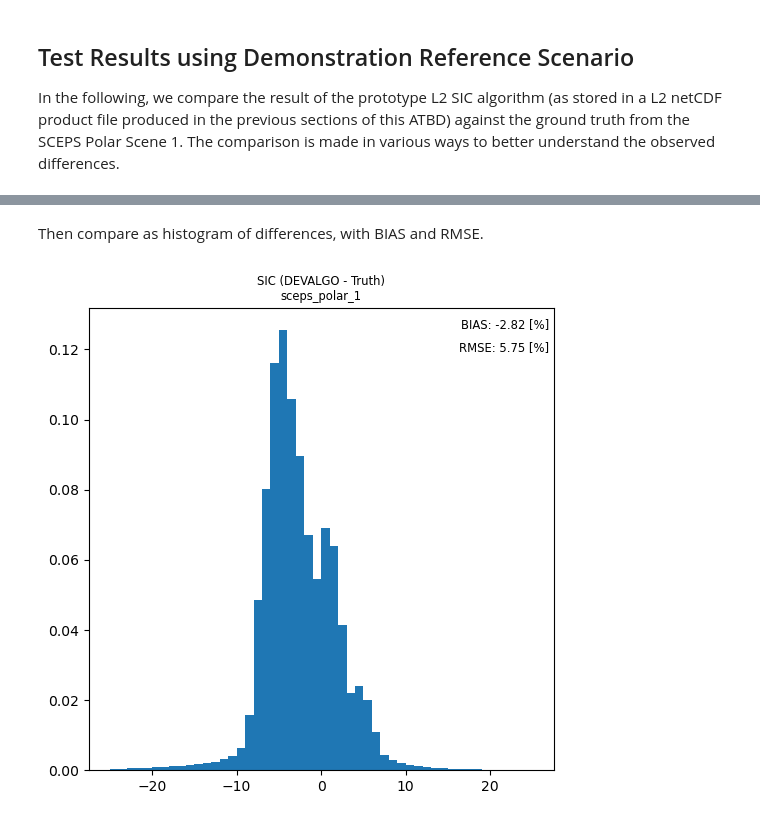
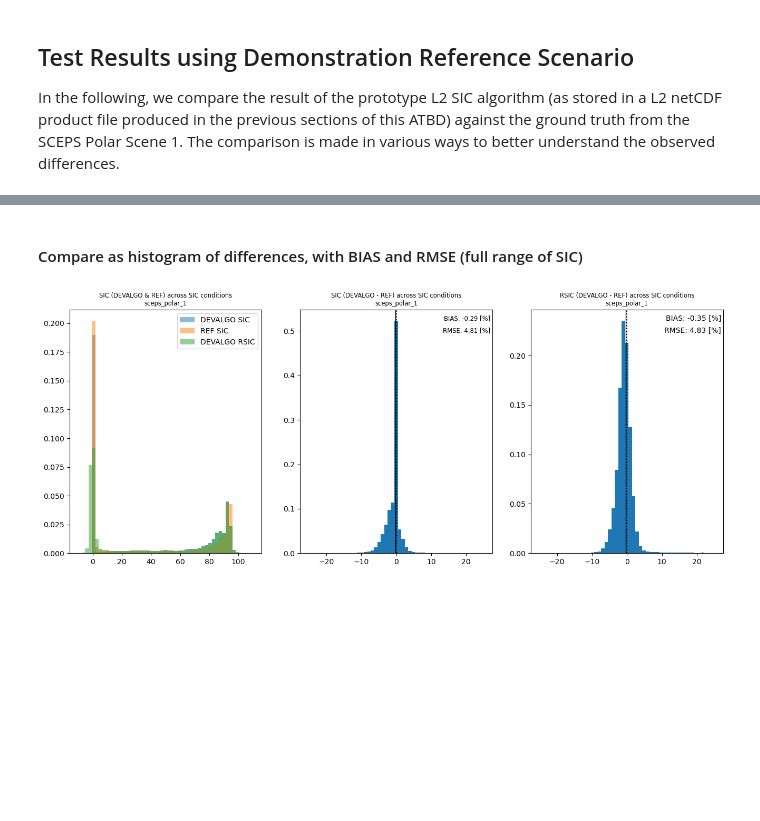
Before and after one commit to CIMR-Algos/SeaIceConcentration_ATBD_v2, a Jupyter notebook: algorithm/CIMR_L2_Sea_Ice_Concentration_performanceAssessment.ipynb, the cells around one changed output, grey strips where cells are left out. Saved outputs shown, nothing was run; the diff lists cells and outputs as text; code cells hidden in the pictures; blank space fills up the shorter version.

```diff
--- a/algorithm/CIMR_L2_Sea_Ice_Concentration_performanceAssessment.ipynb
+++ b/algorithm/CIMR_L2_Sea_Ice_Concentration_performanceAssessment.ipynb
@@ -139,23 +199,24 @@ First compare as maps and maps of differences.
 # %%
-cmap_sic = cmocean.cm.ice
+cmap_sic = copy(cmocean.cm.ice)
 cmap_sic.set_bad('grey')
 vmin = 0
 vmax = 100
 
-cmap_dif = cmocean.cm.balance
+cmap_dif = copy(cmocean.cm.balance)
 cmap_dif.set_bad('grey')
 dmin = -25
 dmax = -dmin
 
 sic_diff = l2_sic - tc_sic
+rsic_diff = l2_rsic - tc_sic
 
 # visualize / plot
-fig, ax = plt.subplots(nrows=1, ncols=3, sharex=True, sharey=True, figsize=(12,6), subplot_kw=dict(projection=cart_crs))
+fig, ax = plt.subplots(nrows=1, ncols=4, sharex=True, sharey=True, figsize=(12,6), subplot_kw=dict(projection=cart_crs))
 # first col : SIC truth
 c = ax[0].imshow(tc_sic, transform=cart_crs, extent=cart_crs.bounds, origin='upper',
               cmap=cmap_sic,vmin=vmin,vmax=vmax)
 ax[0].coastlines(color='red')
-ax[0].text(0.01,1.01,'SIC (Truth)',va='bottom',fontsize=14,transform=ax[0].transAxes)
+ax[0].text(0.01,1.01,'SIC (REF)',va='bottom',fontsize=14,transform=ax[0].transAxes)
 plt.colorbar(c,orientation='horizontal', pad=0.05, shrink=0.8)
 # second col : SIC algorithm
 c = ax[1].imshow(l2_sic, transform=cart_crs, extent=cart_crs.bounds, origin='upper',
@@ -167,7 +228,13 @@ plt.colorbar(c,orientation='horizontal', pad=0.05, shrink=0.8)
 c = ax[2].imshow(sic_diff, transform=cart_crs, extent=cart_crs.bounds, origin='upper',
               cmap=cmap_dif,vmin=dmin,vmax=dmax)
 ax[2].coastlines(color='red')
-ax[2].text(0.01,1.01,'SIC (DEVALGO - Truth)',va='bottom',fontsize=14,transform=ax[2].transAxes)
+ax[2].text(0.01,1.01,'SIC (DEVALGO - REF)',va='bottom',fontsize=14,transform=ax[2].transAxes)
+plt.colorbar(c,orientation='horizontal', pad=0.05, shrink=0.8)
+# fourth col : rSIC diff
+c = ax[3].imshow(rsic_diff, transform=cart_crs, extent=cart_crs.bounds, origin='upper',
+              cmap=cmap_dif,vmin=dmin,vmax=dmax)
+ax[3].coastlines(color='red')
+ax[3].text(0.01,1.01,'RSIC (DEVALGO - REF)',va='bottom',fontsize=14,transform=ax[3].transAxes)
 plt.colorbar(c,orientation='horizontal', pad=0.05, shrink=0.8)
 plt.show()
 # %% [output]
@@ -175,15 +252,39 @@ plt.show()
 # %% [markdown]
-Then compare as histogram of differences, with BIAS and RMSE.
+#### Compare as histogram of differences, with BIAS and RMSE (full range of SIC)
 # %%
+fig, ax = plt.subplots(nrows=1, ncols=3, figsize=(16,6),)
+
+nbins=51
+
+ax[0].hist(l2_sic.flatten(), bins=nbins, range=[-10,110], density=True, alpha=0.5, label='DEVALGO SIC')
+ax[0].hist(tc_sic.flatten(), bins=nbins, range=[-10,110], density=True, alpha=0.5, label='REF SIC')
+ax[0].hist(l2_rsic.flatten(), bins=nbins, range=[-10,110], density=True, alpha=0.5, label='DEVALGO RSIC')
+ax[0].legend()
+ax[0].set_title("SIC (DEVALGO & REF) across SIC conditions\n{}".format(input_test_card), fontsize='small')
+
 sic_diff_1d = sic_diff.compressed()
-fig, ax = plt.subplots(figsize=(6,6))
 hist_range = (dmin, dmax)
-ax.hist(sic_diff_1d, bins=50, range=hist_range, density=True)
-ax.set_title("SIC (DEVALGO - Truth)\n{}".format(input_test_card), fontsize='small')
-ax.text(0.99,0.98, 'BIAS: {:.2f} [%]'.format(sic_diff_1d.mean()),
-        transform=ax.transAxes, ha='right', va='top', fontsize='small')
-ax.text(0.99,0.93, 'RMSE: {:.2f} [%]'.format(sic_diff_1d.std()),
-        transform=ax.transAxes, ha='right', va='top', fontsize='small')
+ax[1].axvline(x=0, color='k', linestyle=':')
+ax[1].hist(sic_diff_1d, bins=nbins, range=hist_range, density=True)
+ax[1].axvline(x=sic_diff_1d.mean(), color='k', linestyle='-', lw=1)
+ax[1].set_title("SIC (DEVALGO - REF) across SIC conditions\n{}".format(input_test_card), fontsize='small')
+ax[1].text(0.99,0.98, 'BIAS: {:.2f} [%]'.format(sic_diff_1d.mean()),
+        transform=ax[1].transAxes, ha='right', va='top', fontsize='small')
+ax[1].text(0.99,0.93, 'RMSE: {:.2f} [%]'.format(sic_diff_1d.std()),
+        transform=ax[1].transAxes, ha='right', va='top', fontsize='small')
+
+
+rsic_diff_1d = rsic_diff.compressed()
+hist_range = (dmin, dmax)
+ax[2].axvline(x=0, color='k', linestyle=':')
+ax[2].hist(rsic_diff_1d, bins=nbins, range=hist_range, density=True)
+ax[2].axvline(x=rsic_diff_1d.mean(), color='k', linestyle='-', lw=1)
+ax[2].set_title("RSIC (DEVALGO - REF) across SIC conditions\n{}".format(input_test_card), fontsize='small')
+ax[2].text(0.99,0.98, 'BIAS: {:.2f} [%]'.format(rsic_diff_1d.mean()),
+        transform=ax[2].transAxes, ha='right', va='top', )
+ax[2].text(0.99,0.93, 'RMSE: {:.2f} [%]'.format(rsic_diff_1d.std()),
+        transform=ax[2].transAxes, ha='right', va='top', )
+
 plt.show()
 # %% [output]
-[figure, old version]
+[figure, new version]
```
Also changed, not shown: parts of 36 cells of this notebook, 1 other file.
